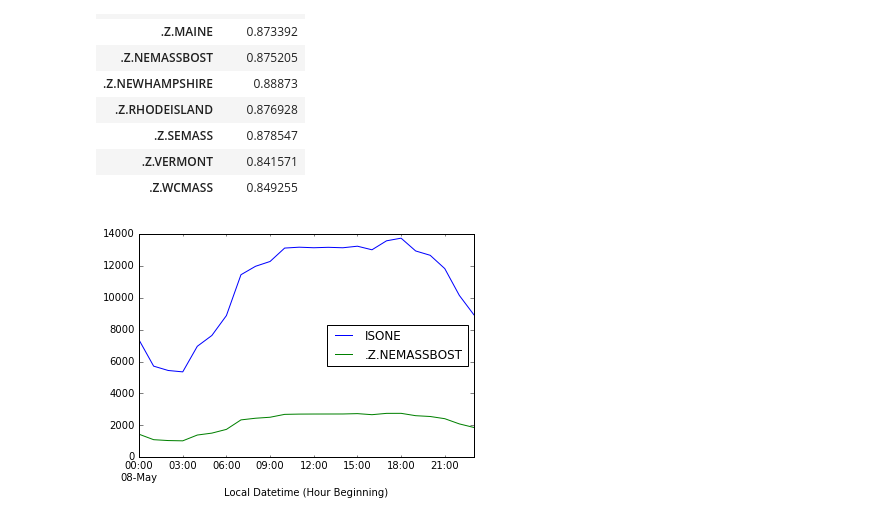
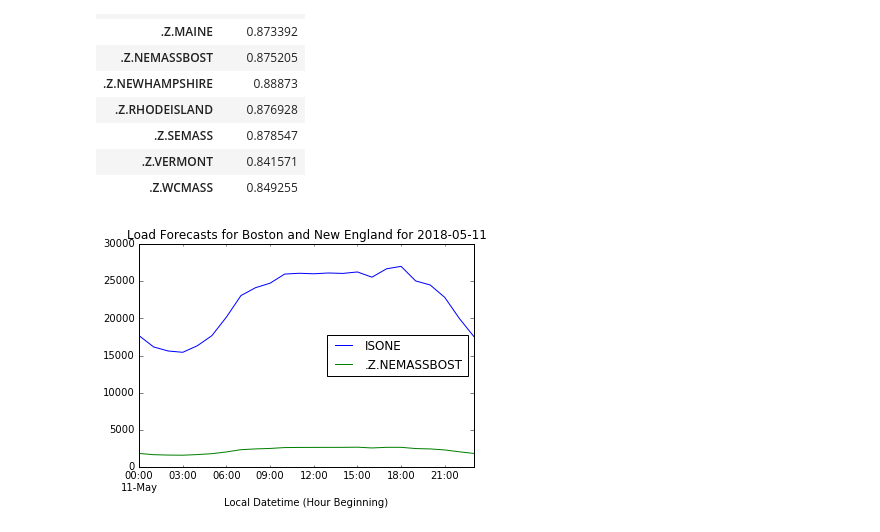
Before and after one commit to Columbia-Intro-Data-Science/python-introduction-an2683, a Jupyter notebook: Final Project - Electric Demand Forecasting/Final Project - Electric Demand Forecasting.ipynb, the cells around one changed output. Drawn from its saved outputs; the diff is of its cells as text; code cells hidden in the pictures.

```diff
--- a/Final Project - Electric Demand Forecasting/Final Project - Electric Demand Forecasting.ipynb
+++ b/Final Project - Electric Demand Forecasting/Final Project - Electric Demand Forecasting.ipynb
@@ -893,7 +872,7 @@ model_trn_scores
 | .Z.VERMONT | 0.841571 |
 | .Z.WCMASS | 0.849255 |
 # %%
-nws_forecast = pd.read_excel(r".\Cleaned Data\Weather Forecast.xlsx","Import")
+nws_forecast = pd.read_excel(r".\Cleaned Data\Weather Forecast Update 2018-05-10.xlsx","Import")
 
 st_time = nws_forecast["Local Datetime (Hour Beginning)"].min()
 en_time = nws_forecast["Local Datetime (Hour Ending)"].max()
@@ -947,9 +926,10 @@ for lz in load_zones:
     fcast_df = fcast_df.join(fcast_load.copy(),how="inner")
 # %%
 fcast_df["ISONE"] = fcast_df.sum(axis=1)
-fcast_df.loc[fcast_df.index.floor("D")==pd.to_datetime("2018-05-08"),"ISONE"].plot()
-fcast_df.loc[fcast_df.index.floor("D")==pd.to_datetime("2018-05-08"),".Z.NEMASSBOST"].plot()
+fcast_df.loc[fcast_df.index.floor("D")==pd.to_datetime("2018-05-11"),"ISONE"].plot()
+fcast_df.loc[fcast_df.index.floor("D")==pd.to_datetime("2018-05-11"),".Z.NEMASSBOST"].plot()
 plt.legend(loc="best")
+plt.title("Load Forecasts for Boston and New England for 2018-05-11")
 plt.show()
 # %% [output]
-[figure, old version]
+[figure, new version]
```
Also changed, not shown: parts of 9 cells of this notebook, 7 other files.
